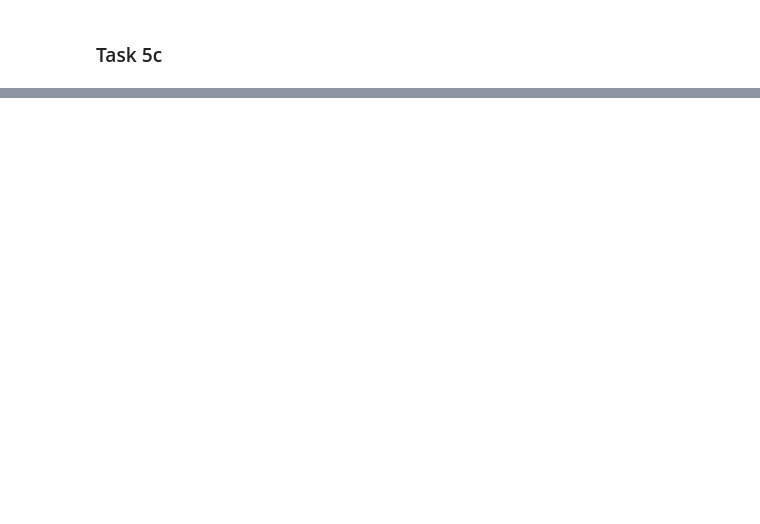
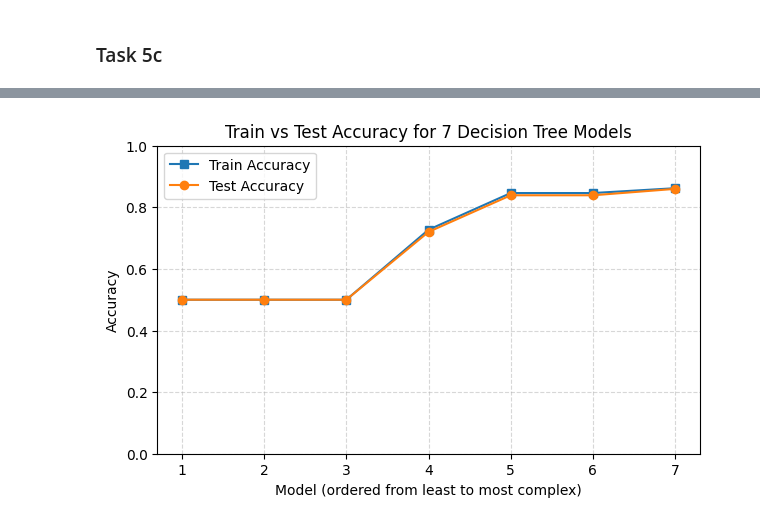
Before and after one commit to owen-simon/IS-6482-data-mining, a Jupyter notebook: Week 3/A2_Simon_Owen.ipynb, the cells around one changed output, grey strips where cells are left out. Saved outputs shown, nothing was run; the diff lists cells and outputs as text; code cells hidden in the pictures; blank space fills up the shorter version.

```diff
--- a/Week 3/A2_Simon_Owen.ipynb
+++ b/Week 3/A2_Simon_Owen.ipynb
@@ -217,0 +343,17 @@ _ = tree.plot_tree(tree_model_complex,
+# %%
+
+plt.figure(figsize=(7,4))
+models = list(range(1, 8))
+plt.plot(models, train_scores, marker='s', label='Train Accuracy')
+plt.plot(models, test_scores, marker='o', label='Test Accuracy')
+
+plt.xlabel("Model (ordered from least to most complex)")
+plt.ylabel("Accuracy")
+plt.title("Train vs Test Accuracy for 7 Decision Tree Models")
+plt.xticks(models)
+plt.ylim(0,1)
+plt.grid(True, linestyle='--', alpha=0.5)
+plt.legend()
+plt.show()
+# %% [output]
+[figure, added]
```
Also changed, not shown: parts of 14 cells of this notebook.
